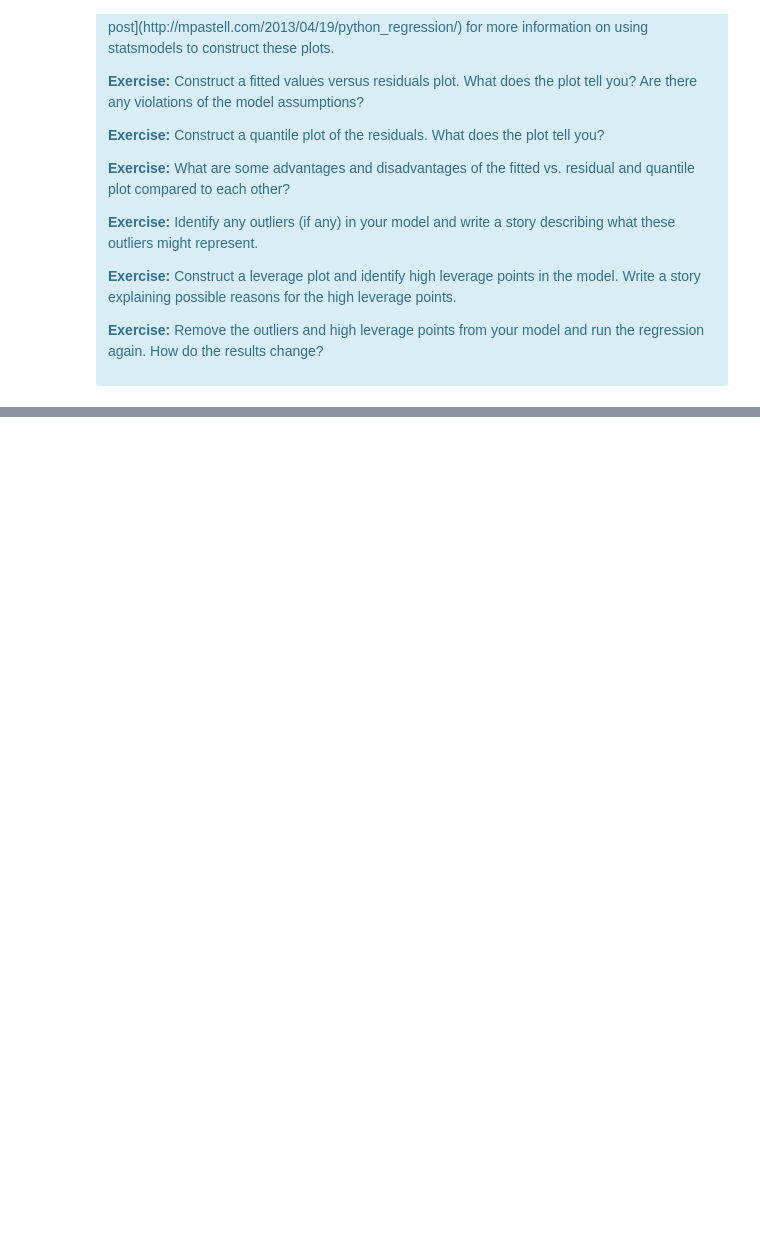
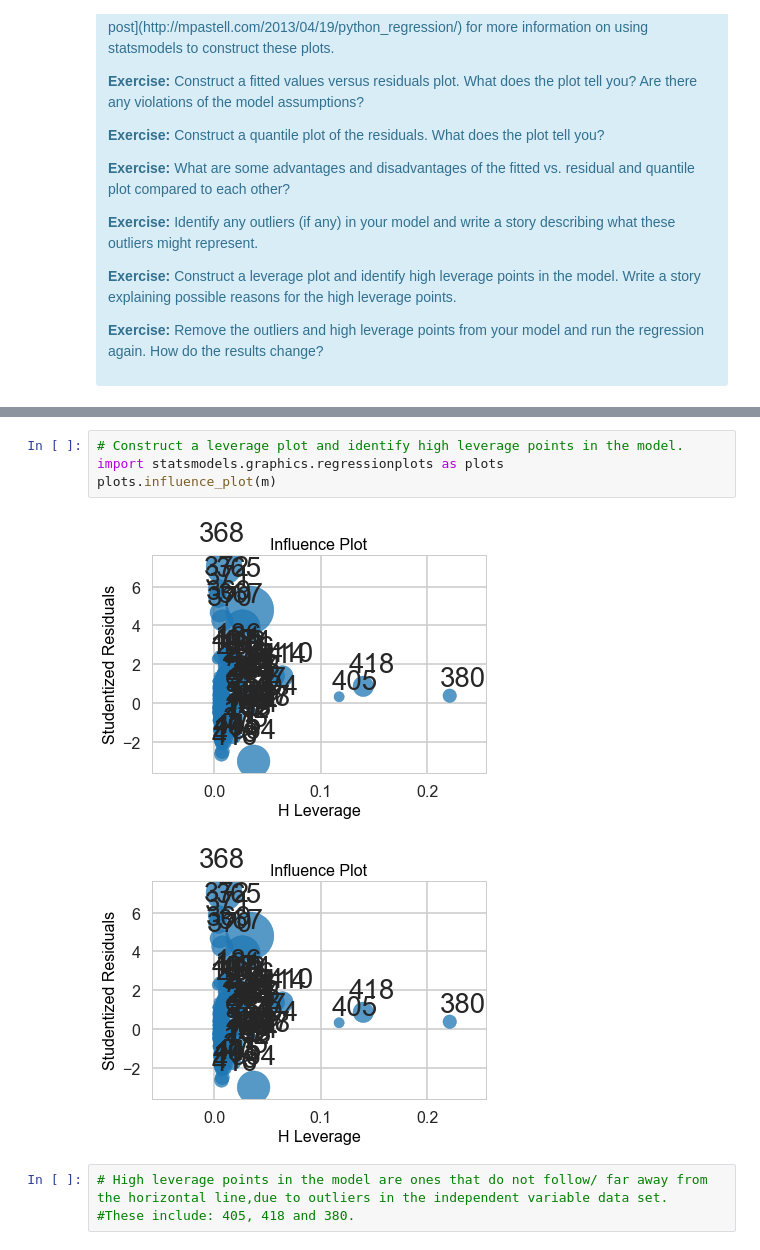
Before and after one commit to cecilia11/Springboard-Data-Science-Projects, a Jupyter notebook: Mini_Project_Linear_Regression.ipynb, the cells around one changed output, grey strips where cells are left out. Drawn from its saved outputs; the diff is of its cells as text; blank space fills up the shorter version.

```diff
--- a/Mini_Project_Linear_Regression.ipynb
+++ b/Mini_Project_Linear_Regression.ipynb
@@ -810,0 +929,10 @@ There are some other issues that are important investigate with linear regressio
+# %%
+# Construct a leverage plot and identify high leverage points in the model.
+import statsmodels.graphics.regressionplots as plots
+plots.influence_plot(m)
+# %% [output]
+[figure, added]
+[figure, added]
+# %%
+# High leverage points in the model are ones that do not follow/ far away from  the horizontal line,due to outliers in the independent variable data set.
+#These include: 405, 418 and 380.
```
Also changed, not shown: parts of 32 cells of this notebook.
